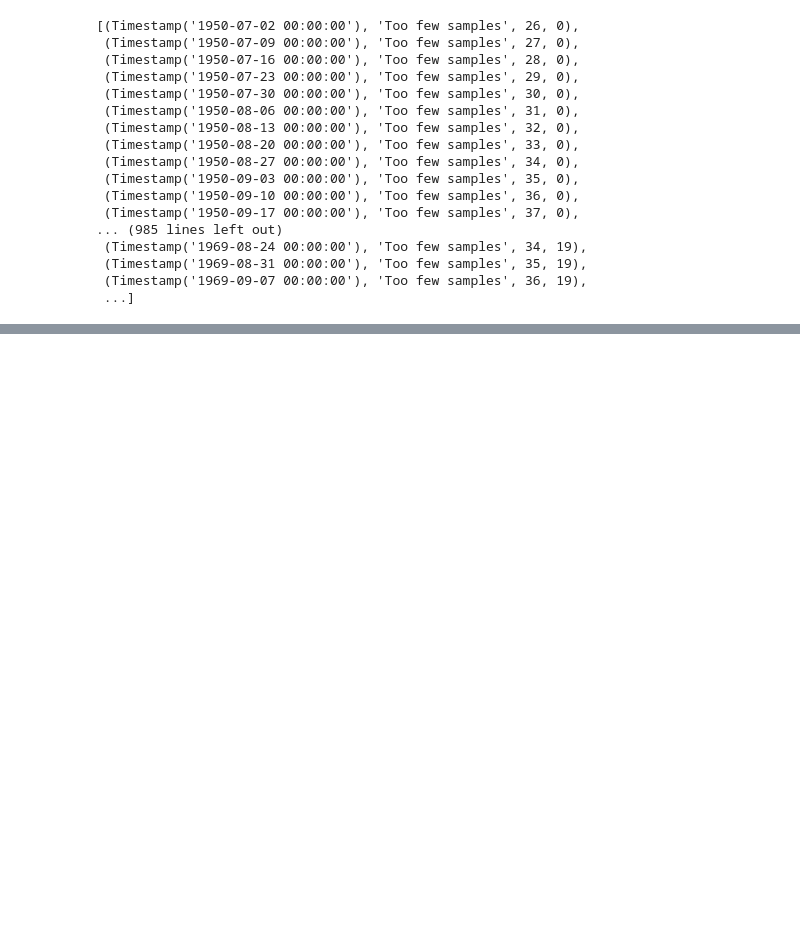
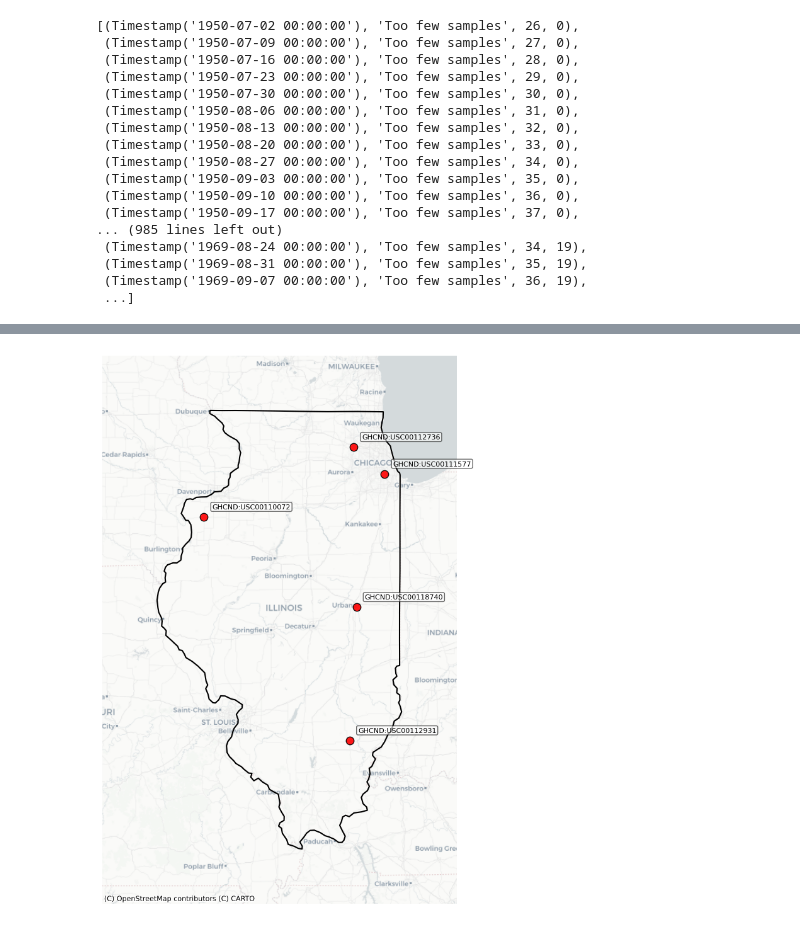
Before and after one commit to anajaz/Incorporating-HMM-for-drough-probability-into-a-LSTM-for-corn-price-prediction, a Jupyter notebook: weather data download.ipynb, the cells around one changed output, grey strips where cells are left out. Drawn from its saved outputs; the diff is of its cells as text; code cells hidden in the pictures; blank space fills up the shorter version.

Commit message:
map graph weather stations

```diff
--- a/weather data download.ipynb
+++ b/weather data download.ipynb
@@ -798,0 +821,69 @@ nan_rows
+# %%
+## --- Imports ---
+import geopandas as gpd
+import matplotlib.pyplot as plt
+from shapely.geometry import Point
+import contextily as ctx
+
+# --- Station data ---
+data = [
+    {"station": "GHCND:USC00118740", "lat": 40.08408, "lon": -88.24039},
+    {"station": "GHCND:USC00110072", "lat": 41.20693, "lon": -90.74187},
+    {"station": "GHCND:USC00112931", "lat": 38.39055, "lon": -88.35017},
+    {"station": "GHCND:USC00111577", "lat": 41.73727, "lon": -87.77734},
+    {"station": "GHCND:USC00112736", "lat": 42.06278, "lon": -88.28617},
+]
+
+# --- Create GeoDataFrame ---
+gdf = gpd.GeoDataFrame(
+    data,
+    geometry=[Point(d["lon"], d["lat"]) for d in data],
+    crs="EPSG:4326"
+)
+
+# --- Load Illinois boundary ---
+url = "https://www2.census.gov/geo/tiger/GENZ2018/shp/cb_2018_us_state_20m.zip"
+states = gpd.read_file(url)
+illinois = states[states['STUSPS'] == 'IL']
+
+# --- Reproject for web basemap ---
+illinois_3857 = illinois.to_crs(epsg=3857)
+gdf_3857 = gdf.to_crs(epsg=3857)
+
+# --- Plot ---
+fig, ax = plt.subplots(figsize=(9, 9))
+
+# Set map limits (slightly padded around Illinois)
+bounds = illinois_3857.total_bounds
+pad = 100000
+ax.set_xlim(bounds[0] - pad, bounds[2] + pad)
+ax.set_ylim(bounds[1] - pad, bounds[3] + pad)
+
+# --- Add basemap ---
+ctx.add_basemap(ax, source=ctx.providers.CartoDB.Positron, zoom=7)
+
+# --- Illinois outline ---
+illinois_3857.boundary.plot(ax=ax, color='black', linewidth=1.5)
+
+# --- Plot station points ---
+gdf_3857.plot(ax=ax, color='red', markersize=80, edgecolor='black', alpha=0.9)
+
+# --- Add labels (only station names) ---
+for x, y, label in zip(gdf_3857.geometry.x, gdf_3857.geometry.y, gdf_3857["station"]):
+    ax.text(
+        x + 15000, y + 15000, label,
+        fontsize=8, color="black",
+        bbox=dict(facecolor="white", alpha=0.6, boxstyle="round,pad=0.2")
+    )
+
+# --- Style ---
+#ax.set_title("NOAA Weather Stations in Illinois", fontsize=14)
+ax.set_axis_off()
+plt.tight_layout()
+
+# --- Save as PDF ---
+plt.savefig("illinois_stations_map.pdf", dpi=300, bbox_inches='tight')
+
+plt.show()
+# %% [output]
+[figure, added]
```
Also changed, not shown: parts of 3 cells of this notebook.
